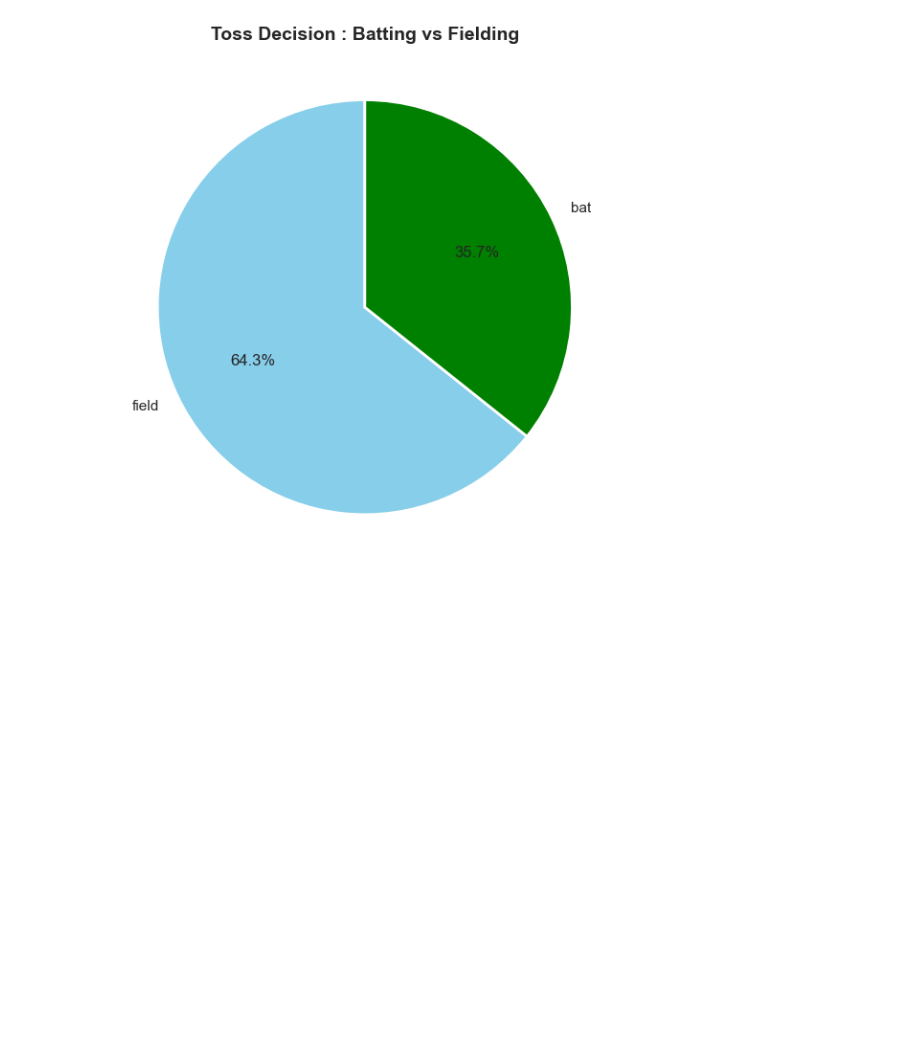
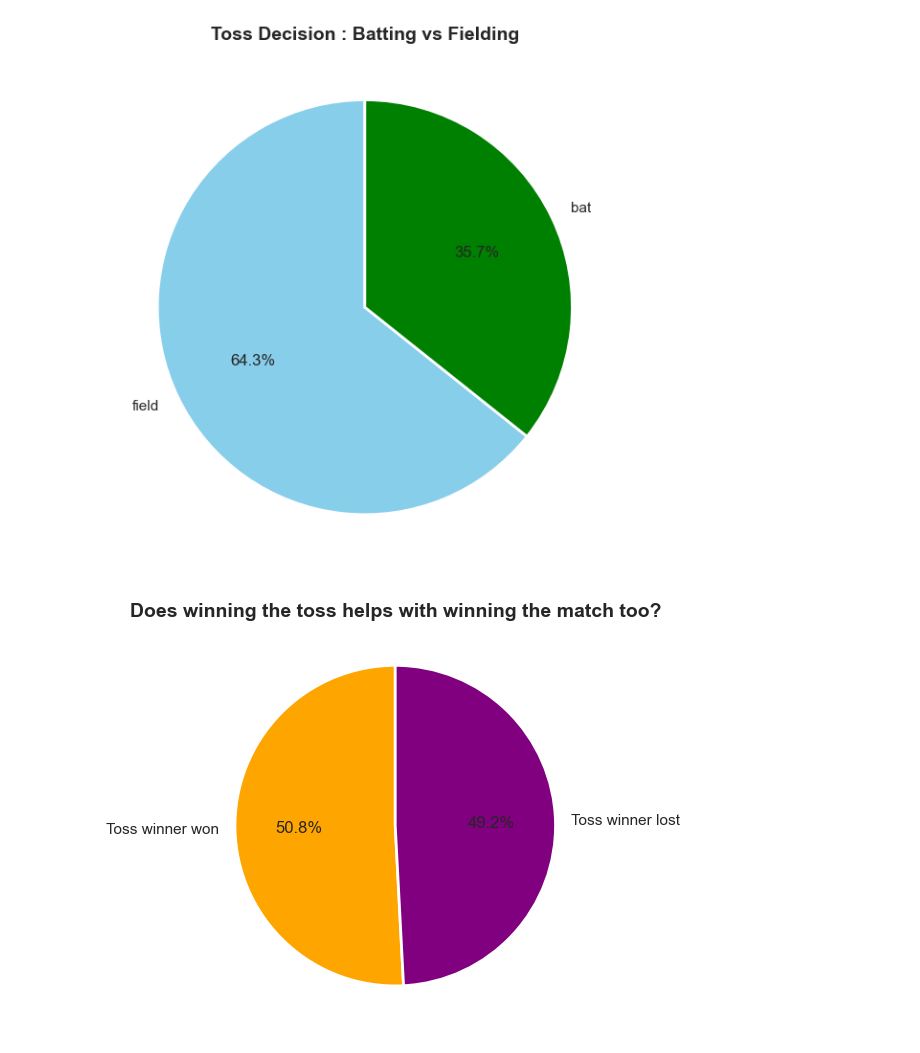
Before and after one commit to SahilInstinct/ipl-cricket-eda, a Jupyter notebook: notebooks/ipl_analysis.ipynb, the cells around one changed output. Drawn from its saved outputs; the diff is of its cells as text; code cells hidden in the pictures; blank space fills up the shorter version.

```diff
--- a/notebooks/ipl_analysis.ipynb
+++ b/notebooks/ipl_analysis.ipynb
@@ -370,3 +370,20 @@ plt.tight_layout()
 plt.show()
 # %% [output]
 [figure]
+# %%
+# --- Does winning the toss helps winning the match too ? ---
+matches['toss_match_winner'] = matches['toss_winner'] == matches['winner']
+toss_impact = matches [matches['winner'] != 'No Result']['toss_match_winner'].value_counts()
+
+plt.figure(figsize=(6,6))
+plt.pie(toss_impact,
+       labels=['Toss winner won','Toss winner lost'],
+        autopct='%1.1f%%',
+       colors = ['orange','purple'],
+       startangle=90,
+       wedgeprops={'edgecolor': 'white','linewidth': 2})
+plt.title("Does winning the toss helps with winning the match too?",fontsize=14,fontweight='bold')
+plt.tight_layout()
+plt.show()
+# %% [output]
+[figure, added]
```
